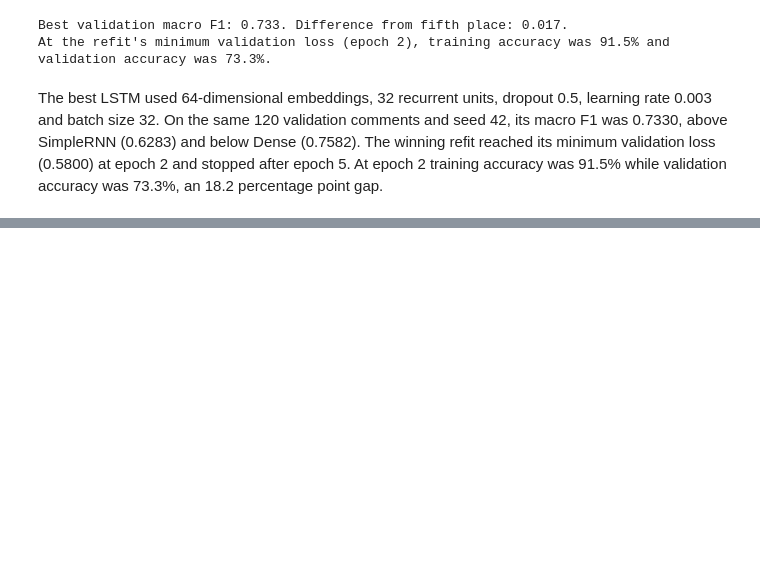
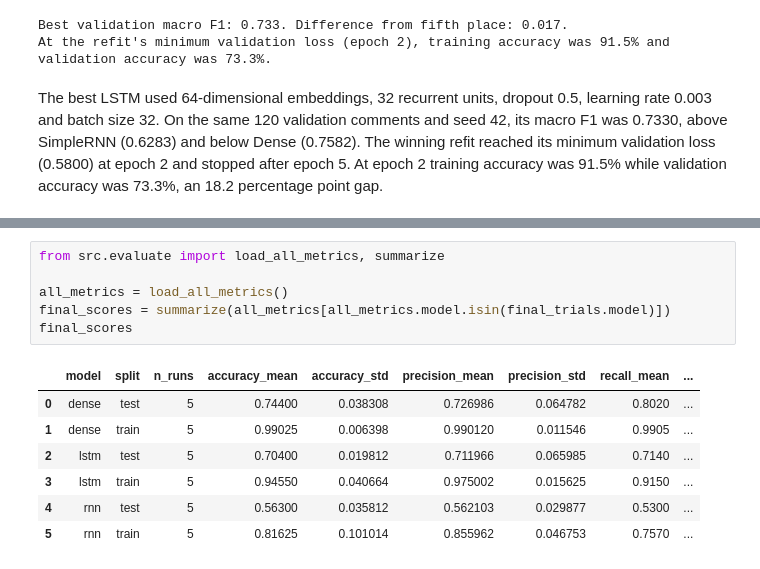
Before and after one commit to JacoboRodriguez1/Suavitel, a Jupyter notebook: notebooks/03_dense_rnn_lstm.ipynb, the cells around one changed output, grey strips where cells are left out. Cells and saved outputs as stored; diff of their text form; blank space fills up the shorter version.

```diff
--- a/notebooks/03_dense_rnn_lstm.ipynb
+++ b/notebooks/03_dense_rnn_lstm.ipynb
@@ -190,0 +218,14 @@ The best LSTM used 64-dimensional embeddings, 32 recurrent units, dropout 0.5, l
+# %%
+from src.evaluate import load_all_metrics, summarize
+
+all_metrics = load_all_metrics()
+final_scores = summarize(all_metrics[all_metrics.model.isin(final_trials.model)])
+final_scores
+# %% [output]
+|  | model | split | n_runs | accuracy_mean | accuracy_std | precision_mean | precision_std | recall_mean | ... |
+| 0 | dense | test | 5 | 0.74400 | 0.038308 | 0.726986 | 0.064782 | 0.8020 | ... |
+| 1 | dense | train | 5 | 0.99025 | 0.006398 | 0.990120 | 0.011546 | 0.9905 | ... |
+| 2 | lstm | test | 5 | 0.70400 | 0.019812 | 0.711966 | 0.065985 | 0.7140 | ... |
+| 3 | lstm | train | 5 | 0.94550 | 0.040664 | 0.975002 | 0.015625 | 0.9150 | ... |
+| 4 | rnn | test | 5 | 0.56300 | 0.035812 | 0.562103 | 0.029877 | 0.5300 | ... |
+| 5 | rnn | train | 5 | 0.81625 | 0.101014 | 0.855962 | 0.046753 | 0.7570 | ... |
```
Also changed, not shown: parts of 2 cells of this notebook, 11 other files.
